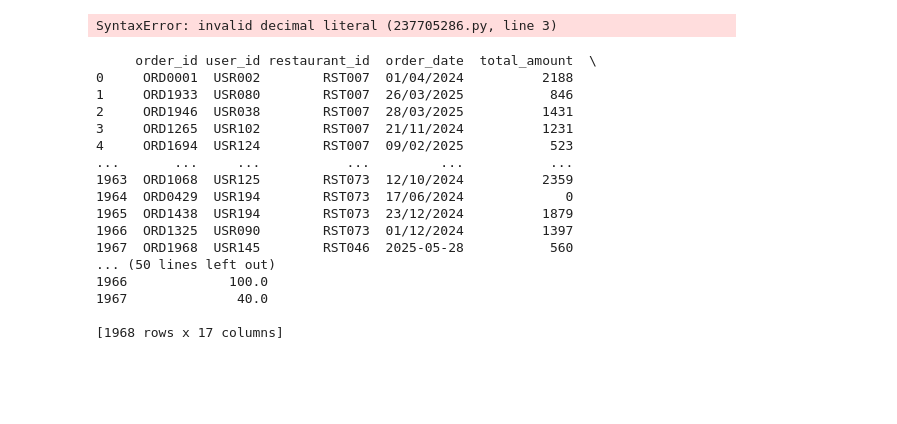
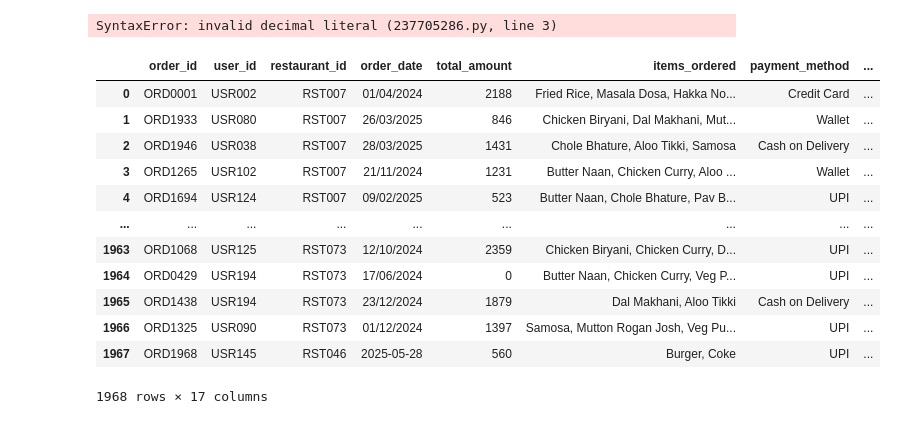
Before and after one commit to arujagadeesh801-web/practice, a Jupyter notebook: Day4.ipynb, the cells around one changed output. Cells and saved outputs as stored; diff of their text form; code cells hidden in the pictures; blank space fills up the shorter version.

```diff
--- a/Day4.ipynb
+++ b/Day4.ipynb
@@ -92,25 +92,22 @@ For example, when doing 'df[col].method(value, inplace=True)', try using 'df.met
   df1["location"].fillna("cbe",inplace=True)
 # %% [output]
 SyntaxError: invalid decimal literal (237705286.py, line 3)
-# %%
-import pandas as pd
-df = pd.read_csv("order.csv")
-print(df)
-# %% [output]
-     order_id user_id restaurant_id  order_date  total_amount  \
-0     ORD0001  USR002        RST007  01/04/2024          2188
-1     ORD1933  USR080        RST007  26/03/2025           846
-2     ORD1946  USR038        RST007  28/03/2025          1431
-3     ORD1265  USR102        RST007  21/11/2024          1231
-4     ORD1694  USR124        RST007  09/02/2025           523
-...       ...     ...           ...         ...           ...
-1963  ORD1068  USR125        RST073  12/10/2024          2359
-1964  ORD0429  USR194        RST073  17/06/2024             0
-1965  ORD1438  USR194        RST073  23/12/2024          1879
-1966  ORD1325  USR090        RST073  01/12/2024          1397
-1967  ORD1968  USR145        RST046  2025-05-28           560
-... (50 lines left out)
-1966             100.0
-1967              40.0
-
-[1968 rows x 17 columns]
+# %%
+import pandas as pd
+df = pd.read_csv("order.csv")
+a=pd.DataFrame(df)
+a
+# %% [output]
+|  | order_id | user_id | restaurant_id | order_date | total_amount | items_ordered | payment_method | ... |
+| 0 | ORD0001 | USR002 | RST007 | 01/04/2024 | 2188 | Fried Rice, Masala Dosa, Hakka No... | Credit Card | ... |
+| 1 | ORD1933 | USR080 | RST007 | 26/03/2025 | 846 | Chicken Biryani, Dal Makhani, Mut... | Wallet | ... |
+| 2 | ORD1946 | USR038 | RST007 | 28/03/2025 | 1431 | Chole Bhature, Aloo Tikki, Samosa | Cash on Delivery | ... |
+| 3 | ORD1265 | USR102 | RST007 | 21/11/2024 | 1231 | Butter Naan, Chicken Curry, Aloo ... | Wallet | ... |
+| 4 | ORD1694 | USR124 | RST007 | 09/02/2025 | 523 | Butter Naan, Chole Bhature, Pav B... | UPI | ... |
+| ... | ... | ... | ... | ... | ... | ... | ... | ... |
+| 1963 | ORD1068 | USR125 | RST073 | 12/10/2024 | 2359 | Chicken Biryani, Chicken Curry, D... | UPI | ... |
+| 1964 | ORD0429 | USR194 | RST073 | 17/06/2024 | 0 | Butter Naan, Chicken Curry, Veg P... | UPI | ... |
+| 1965 | ORD1438 | USR194 | RST073 | 23/12/2024 | 1879 | Dal Makhani, Aloo Tikki | Cash on Delivery | ... |
+| 1966 | ORD1325 | USR090 | RST073 | 01/12/2024 | 1397 | Samosa, Mutton Rogan Josh, Veg Pu... | UPI | ... |
+| 1967 | ORD1968 | USR145 | RST046 | 2025-05-28 | 560 | Burger, Coke | UPI | ... |
+1968 rows × 17 columns
```
Also changed, not shown: parts of 1 cell of this notebook.
